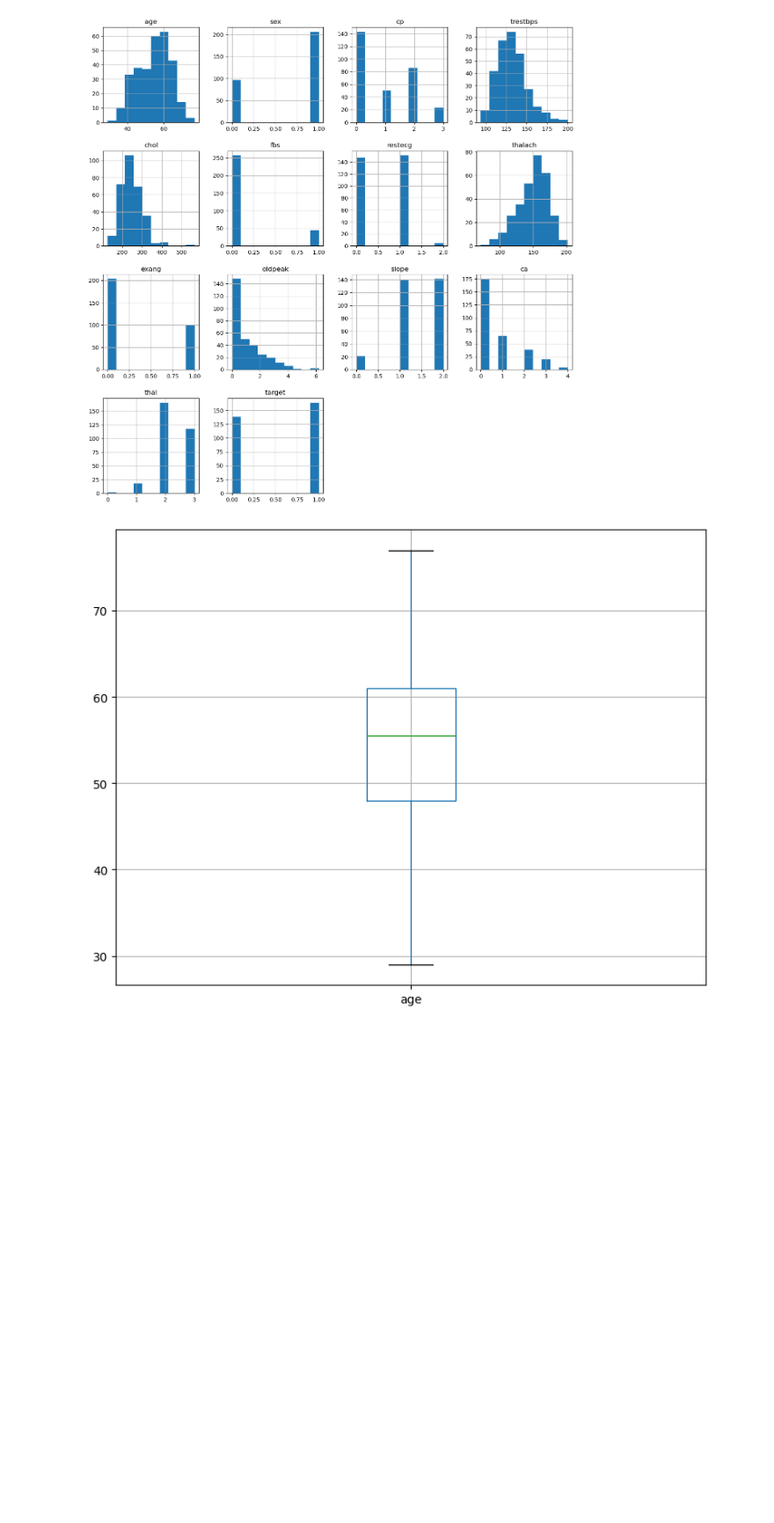
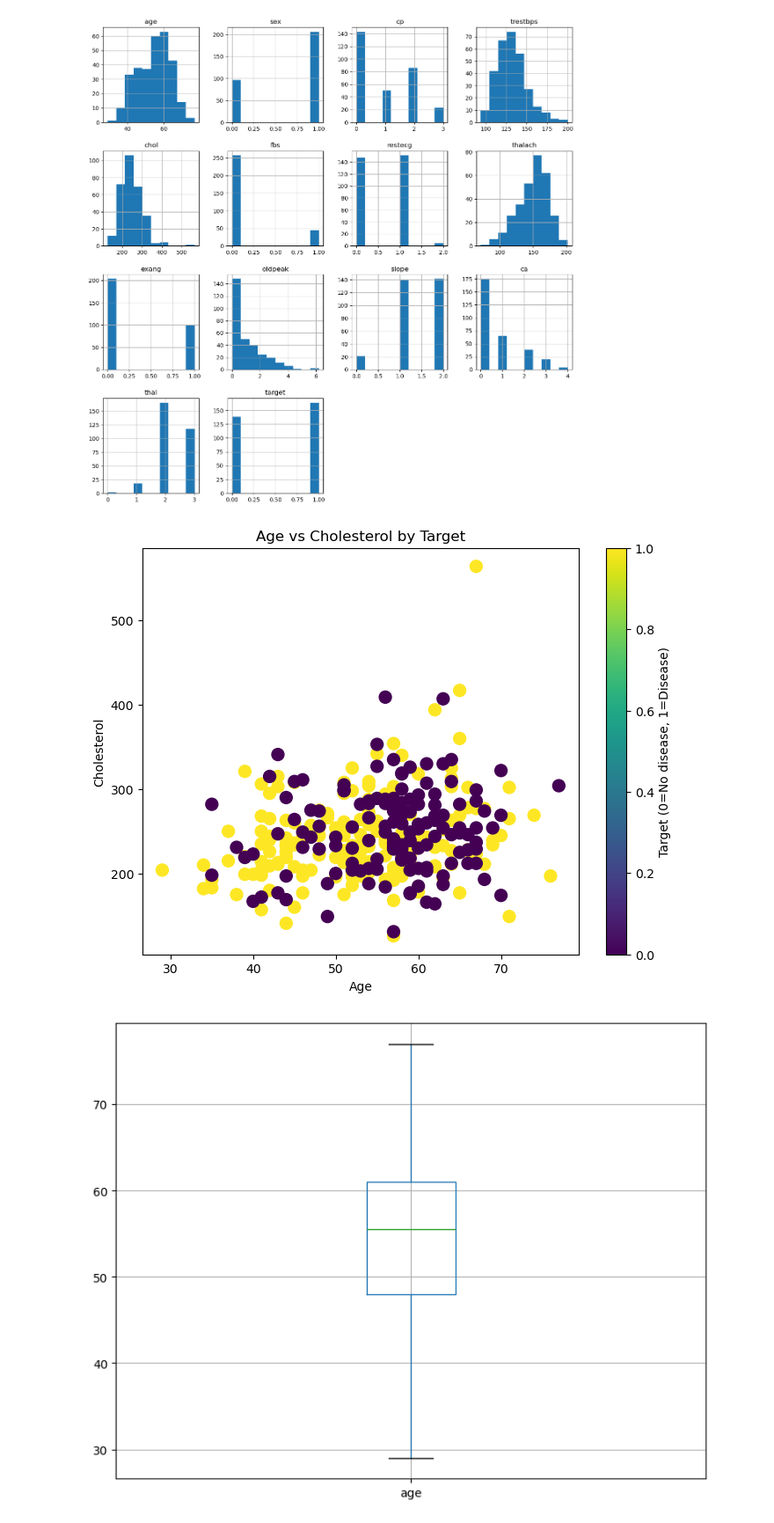
Before and after one commit to Anchal-Singh01/HeartDiseasePrediction, a Jupyter notebook: heartdisease.ipynb, the cells around one changed output. Shown at 88% size. Cells and saved outputs as stored; diff of their text form; code cells hidden in the pictures; blank space fills up the shorter version.

```diff
--- a/heartdisease.ipynb
+++ b/heartdisease.ipynb
@@ -139,6 +121,22 @@ there is no null value and there was only 1 duplicate value that has been delete
 p = df.hist(figsize=(15,15))
 # %% [output]
 [figure]
+# %%
+plt.figure(figsize=(8, 6))
+scatter = plt.scatter(df['age'], df['chol'], c=df['target'], cmap='viridis', s=100)
+
+# Adding colorbar for target
+plt.colorbar(scatter, label='Target (0=No disease, 1=Disease)')
+
+# Titles and labels
+plt.title('Age vs Cholesterol by Target')
+plt.xlabel('Age')
+plt.ylabel('Cholesterol')
+
+# Display plot
+plt.show()
+# %% [output]
+[figure, added]
 # %%
 plt.figure(figsize=(9,7))
 figure=df.boxplot(column='age')
```
Also changed, not shown: parts of 45 cells of this notebook.
